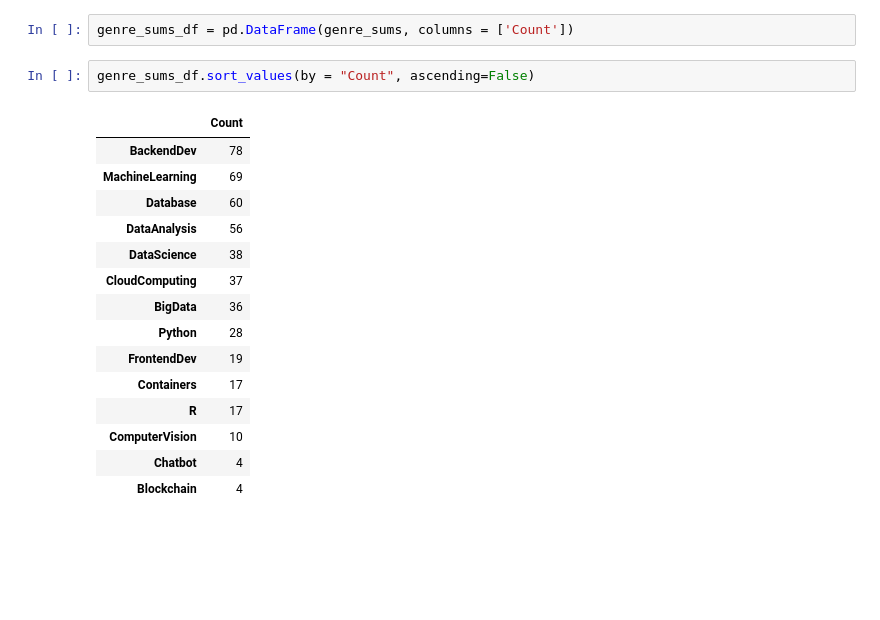
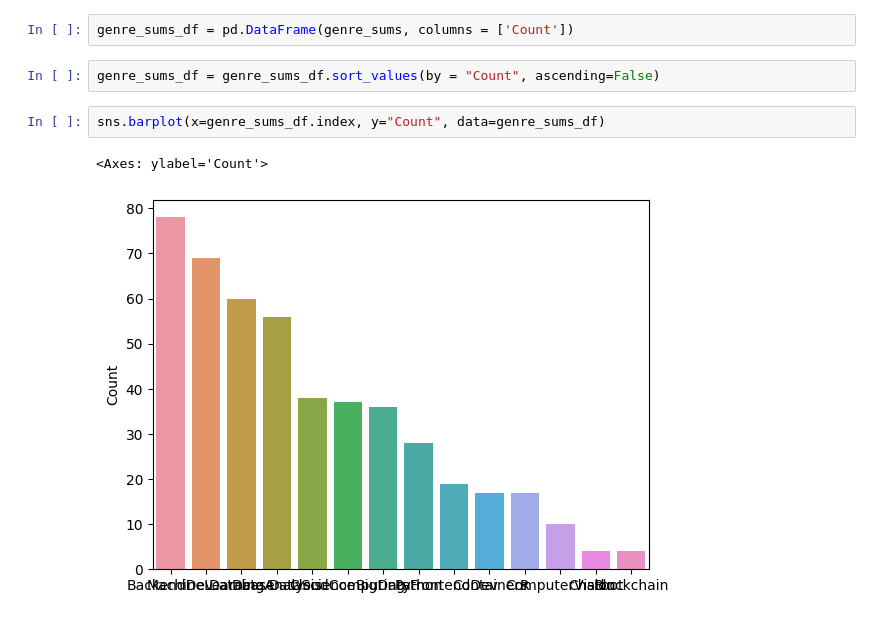
Before and after one commit to jacksonwalters/ibm-ml-cert, a Jupyter notebook: capstone_project/capstone.ipynb, the cells around one changed output. Drawn from its saved outputs; the diff is of its cells as text; blank space fills up the shorter version.

```diff
--- a/capstone_project/capstone.ipynb
+++ b/capstone_project/capstone.ipynb
@@ -120,20 +120,9 @@ genre_sums = course_df[genres].sum(axis=0)
 # %%
 genre_sums_df = pd.DataFrame(genre_sums, columns = ['Count'])
 # %%
-genre_sums_df.sort_values(by = "Count", ascending=False)
+genre_sums_df = genre_sums_df.sort_values(by = "Count", ascending=False)
-# %% [output]
-|  | Count |
-| BackendDev | 78 |
-| MachineLearning | 69 |
-| Database | 60 |
-| DataAnalysis | 56 |
-| DataScience | 38 |
-| CloudComputing | 37 |
-| BigData | 36 |
-| Python | 28 |
-| FrontendDev | 19 |
-| Containers | 17 |
-| R | 17 |
-| ComputerVision | 10 |
-| Chatbot | 4 |
-| Blockchain | 4 |
+# %%
+sns.barplot(x=genre_sums_df.index, y="Count", data=genre_sums_df)
+# %% [output]
+<Axes: ylabel='Count'>
+[figure, added]
```
Also changed, not shown: parts of 18 cells of this notebook.
